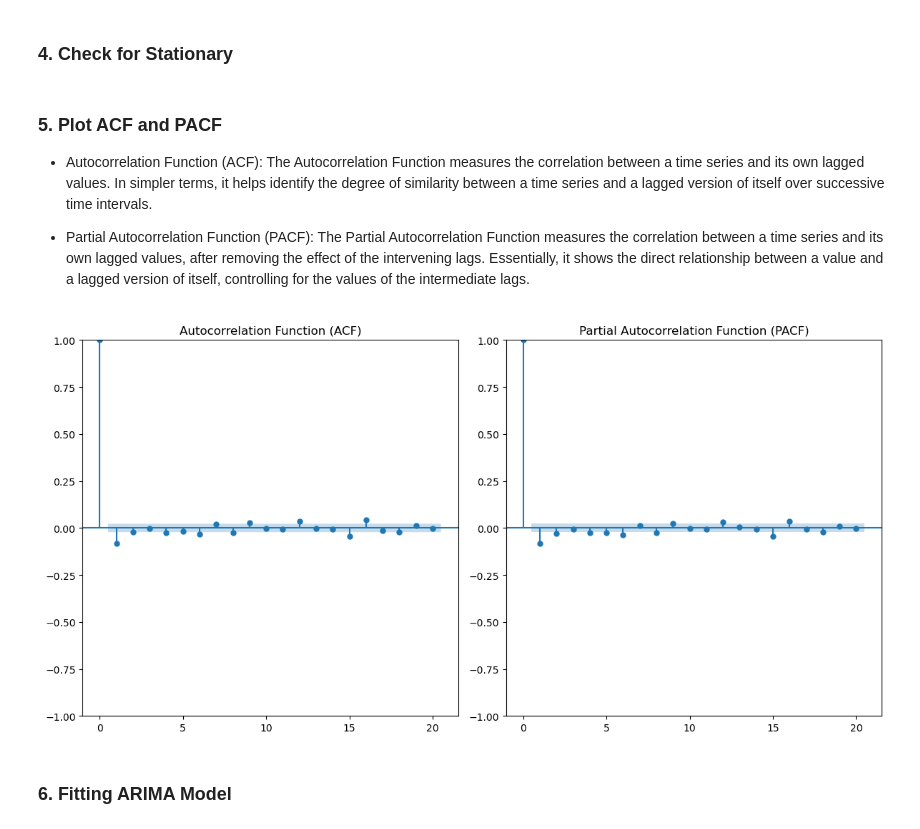
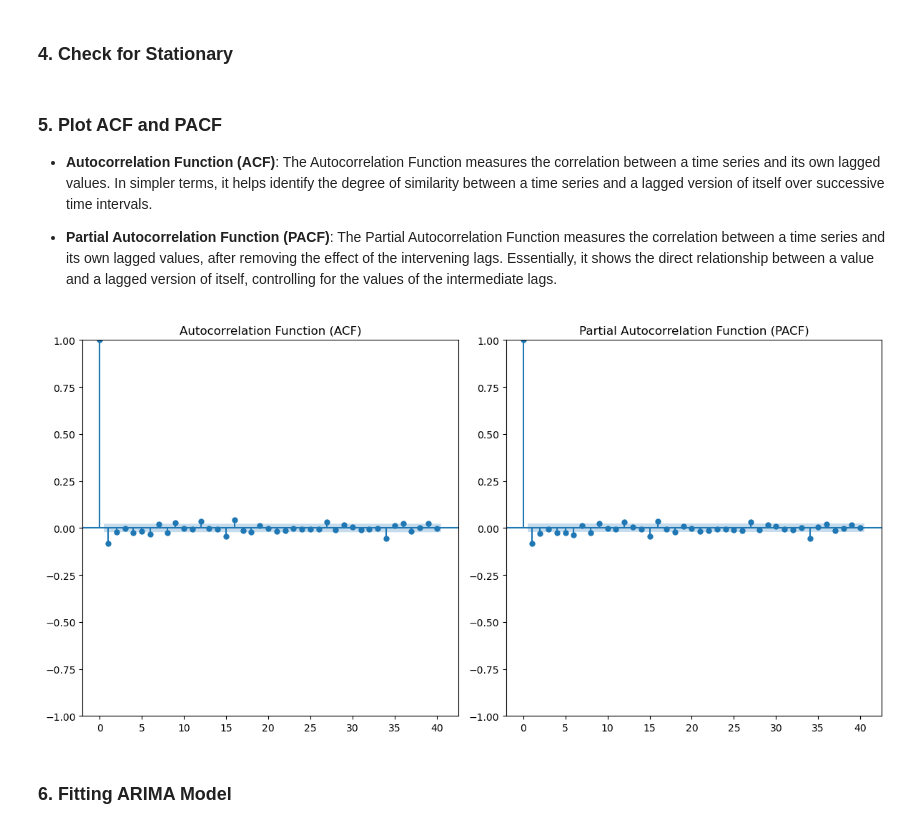
Before and after one commit to ignaciopericet/White-Noise-Analysis, a Jupyter notebook: Notebooks/ARIMA_Modeling.ipynb, the cells around one changed output. Saved outputs shown, nothing was run; the diff lists cells and outputs as text; code cells hidden in the pictures.

```diff
--- a/Notebooks/ARIMA_Modeling.ipynb
+++ b/Notebooks/ARIMA_Modeling.ipynb
@@ -94,29 +96,29 @@ def test_stationarity(timeseries):
         print("The series is stationary.")
 # %% [markdown]
 ### 5. Plot ACF and PACF
-- Autocorrelation Function (ACF):
+- **Autocorrelation Function (ACF)**:
 The Autocorrelation Function measures the correlation between a time series and its own lagged values. In simpler terms, it helps identify the degree of similarity between a time series and a lagged version of itself over successive time intervals.
 
-- Partial Autocorrelation Function (PACF):
+- **Partial Autocorrelation Function (PACF)**:
 The Partial Autocorrelation Function measures the correlation between a time series and its own lagged values, after removing the effect of the intervening lags. Essentially, it shows the direct relationship between a value and a lagged version of itself, controlling for the values of the intermediate lags.
 # %%
-def plot_acf_pacf(timeseries, lags=20):
+def plot_acf_pacf(timeseries, lags=40):
     plt.figure(figsize=(12,6))
 
     plt.subplot(121)
     plot_acf(timeseries, lags=lags, ax=plt.gca())
     plt.title('Autocorrelation Function (ACF)')
 
     plt.subplot(122)
     plot_pacf(timeseries, lags=lags, method='ywm', ax=plt.gca())
     plt.title('Partial Autocorrelation Function (PACF)')
 
     plt.tight_layout()
     plt.show()
 
 plot_acf_pacf(spy_returns)
 # %% [output]
-[figure, old version]
+[figure, new version]
 # %% [markdown]
 ### 6. Fitting ARIMA Model
 # %%
```
Also changed, not shown: parts of 4 cells of this notebook, 3 other files.
